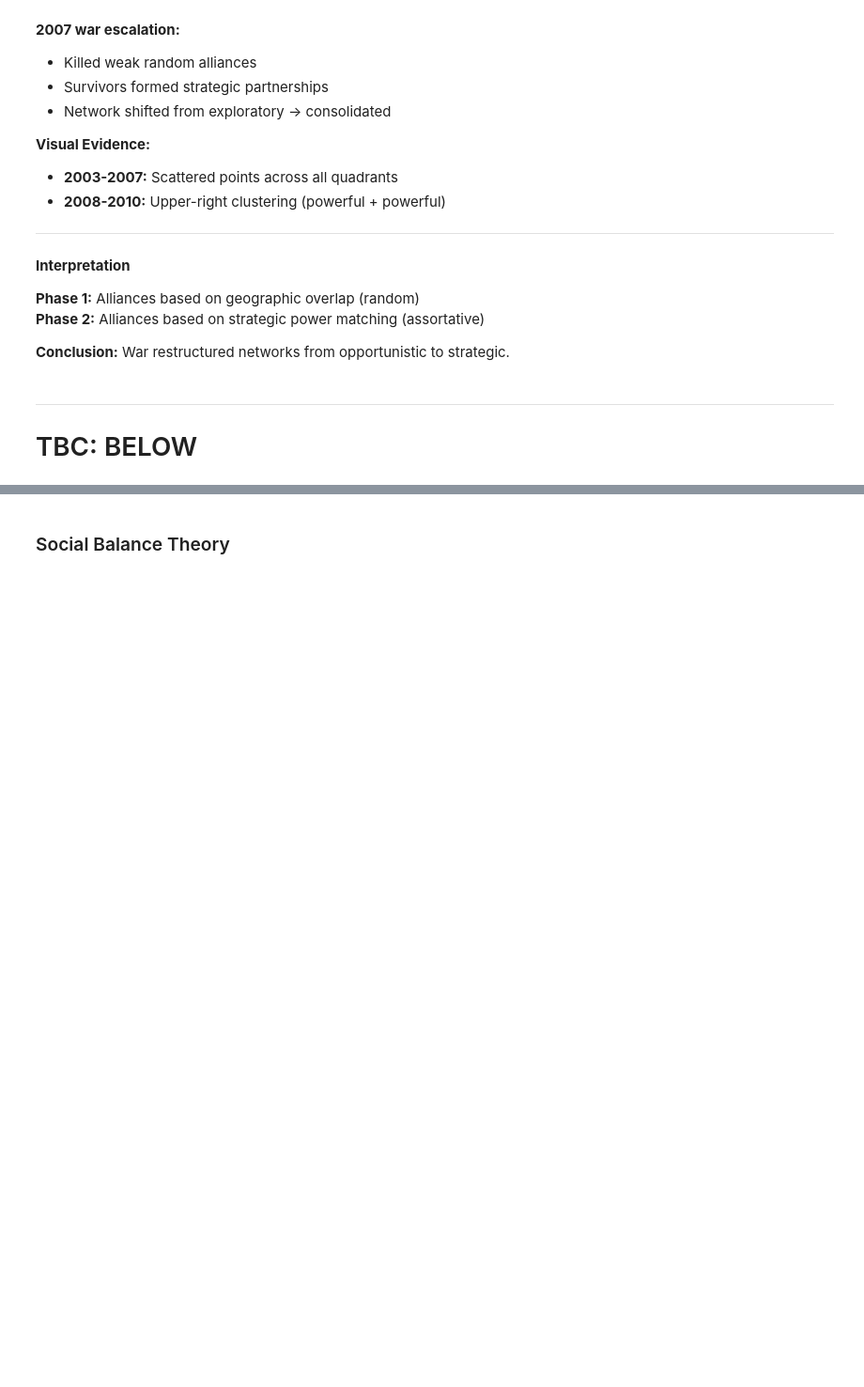
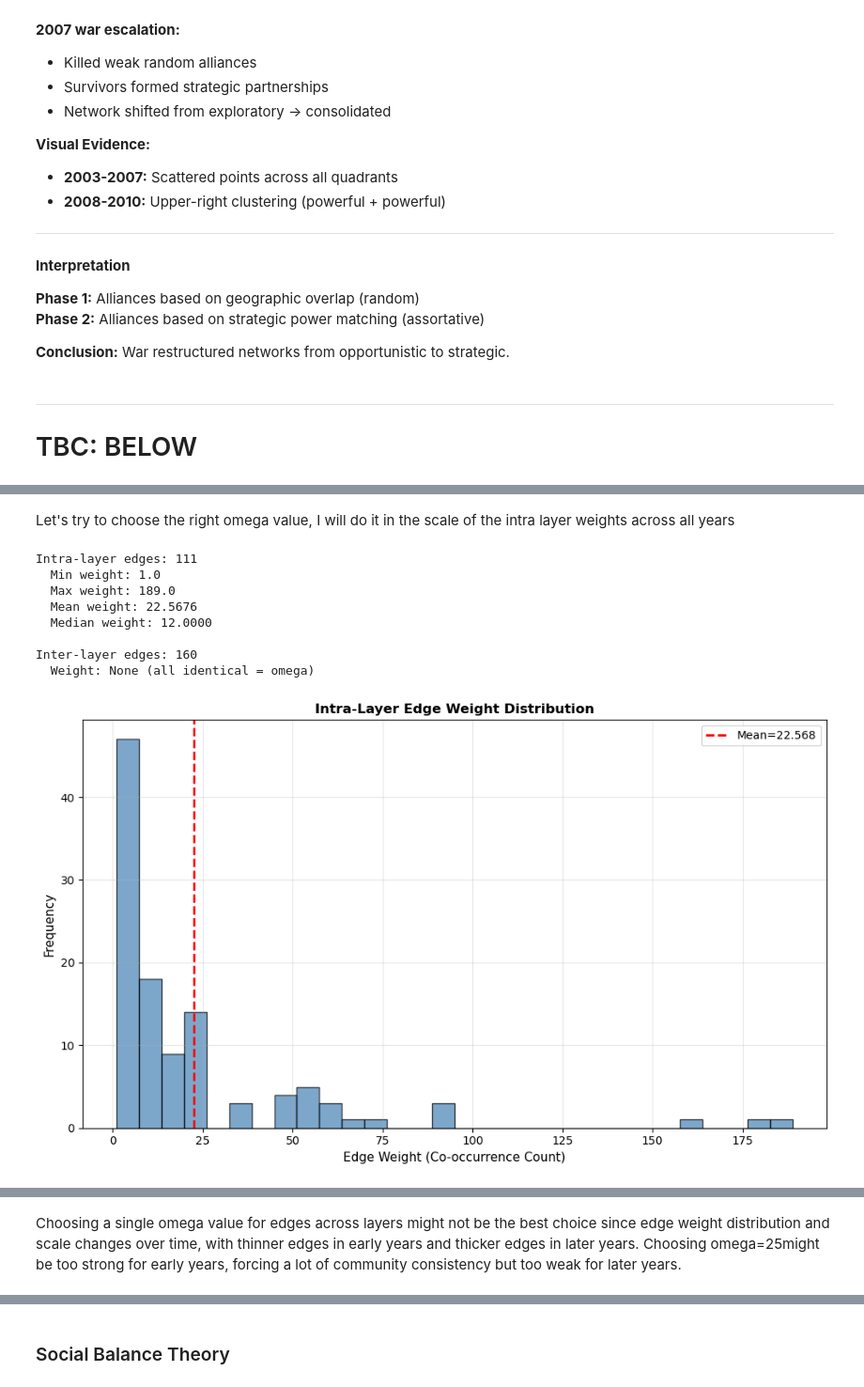
Before and after one commit to jan-cardell/networks_project, a Jupyter notebook: backboning/cartel_proj_bb.ipynb, the cells around one changed output, grey strips where cells are left out. Shown at 94% size. Cells and saved outputs as stored; diff of their text form; code cells hidden in the pictures; blank space fills up the shorter version.

Commit message:
community detection finished

```diff
--- a/backboning/cartel_proj_bb.ipynb
+++ b/backboning/cartel_proj_bb.ipynb
@@ -986,13 +1151,20 @@ G_supra.number_of_nodes()
 # Temporal Community Detection using Supra-Graph
 from util.build_supra import build_supragraph
 
-# Build Supra-Graph (multilayer network)
-omega = 1.0  # Coupling strength (tune this parameter)
-G_supra = build_supragraph(G_backboned, omega=omega, normalize_weights=True)
+# Build Supra-Graph (multilayer network) - NO normalization, omega in raw weight scale
+omega = None  # Will set after inspecting weight distribution
+G_supra = build_supragraph(G_backboned, omega=omega, normalize_weights=False, adaptive_omega=False)
 
 print(f"Supra-graph built:")
 print(f"  Nodes: {G_supra.number_of_nodes()}")
-# print(f"  Edges: {G_supra.number_of_edges()}")
-# print(f"  Layers: {len(np.unique(np.array(G_supra.nodes())[:,1]))}")
+print(f"  Edges: {G_supra.number_of_edges()}")
+
+# Count intra-layer and inter-layer edges
+intra_edges = sum(1 for u, v, data in G_supra.edges(data=True) if data.get('edge_type') == 'intra')
+inter_edges = sum(1 for u, v, data in G_supra.edges(data=True) if data.get('edge_type') == 'inter')
+
+print(f"  Intra-Layer Edges: {intra_edges}")
+print(f"  Inter-Layer Edges: {inter_edges}")
+print(f"  Layers: {len(np.unique(np.array(G_supra.nodes())[:,1]))}")
 # %% [output]
 Supra-graph built:
@@ -999,0 +1181,53 @@ Supra-graph built:
+# %% [markdown]
+Let's try to choose the right omega value, I will do it in the scale of the intra layer weights across all years
+# %%
+# Inspect weight distribution in supra-graph
+import matplotlib.pyplot as plt
+
+# Separate intra-layer and inter-layer edge weights
+intra_weights = []
+inter_weights = []
+
+for u, v, data in G_supra.edges(data=True):
+    if data.get('edge_type') == 'intra':
+        intra_weights.append(data['weight'])
+    elif data.get('edge_type') == 'inter':
+        inter_weights.append(data['weight'])
+
+print(f"Intra-layer edges: {len(intra_weights)}")
+print(f"  Min weight: {min(intra_weights) if intra_weights else 'N/A'}")
+print(f"  Max weight: {max(intra_weights) if intra_weights else 'N/A'}")
+print(f"  Mean weight: {np.mean(intra_weights) if intra_weights else 'N/A':.4f}")
+print(f"  Median weight: {np.median(intra_weights) if intra_weights else 'N/A':.4f}")
+
+print(f"\nInter-layer edges: {len(inter_weights)}")
+print(f"  Weight: {inter_weights[0] if inter_weights else 'N/A'} (all identical = omega)")
+
+# Visualize distribution
+plt.figure(figsize=(10, 6))
+
+# Histogram of intra-layer weights
+plt.hist(intra_weights, bins=30, color='steelblue', alpha=0.7, edgecolor='black')
+plt.axvline(np.mean(intra_weights), color='red', linestyle='--', linewidth=2, label=f'Mean={np.mean(intra_weights):.3f}')
+if omega is not None:
+    plt.axvline(omega, color='orange', linestyle='--', linewidth=2, label=f'Omega={omega}')
+plt.xlabel('Edge Weight (Co-occurrence Count)', fontsize=11)
+plt.ylabel('Frequency', fontsize=11)
+plt.title('Intra-Layer Edge Weight Distribution', fontsize=12, fontweight='bold')
+plt.legend()
+plt.grid(True, alpha=0.3)
+plt.tight_layout()
+plt.show()
+
+print(f"\n⚠️ WARNING: If omega >> mean(intra_weights), temporal continuity dominates!")
+# print(f"   Ratio: omega / mean(intra) = {omega / np.mean(intra_weights):.2f}x")
+# %% [output]
+Intra-layer edges: 111
+  Min weight: 1.0
+  Max weight: 189.0
+  Mean weight: 22.5676
+  Median weight: 12.0000
+
+Inter-layer edges: 160
+  Weight: None (all identical = omega)
+[figure, added]
@@ -999,0 +1235,2 @@ Supra-graph built:
+# %% [markdown]
+Choosing a single omega value for edges across layers might not be the best choice since edge weight distribution and scale changes over time, with thinner edges in early years and thicker edges in later years. Choosing omega=25might be too strong for early years, forcing a lot of community consistency but too weak for later years.
```
Also changed, not shown: parts of 21 cells of this notebook, 17 other files.
